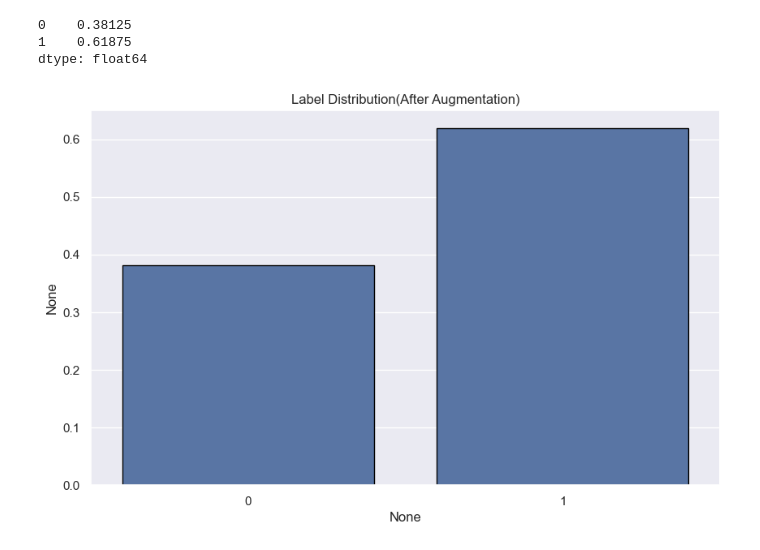
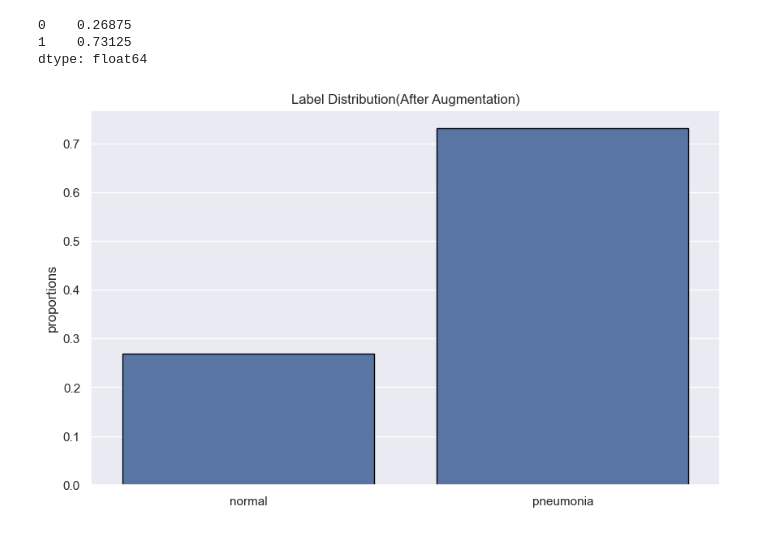
Before and after one commit to JohnnyPro/AI-Powered-pneumonia-detector, a Jupyter notebook: pneumonia_detector.ipynb, the cells around one changed output. Saved outputs shown, nothing was run; the diff lists cells and outputs as text; code cells hidden in the pictures.

```diff
--- a/pneumonia_detector.ipynb
+++ b/pneumonia_detector.ipynb
@@ -85,22 +88,23 @@ Found 624 images belonging to 2 classes.
 Found 1040 images belonging to 2 classes.
 # %%
 
-# total = pd.Series([0,0])
+total = pd.Series([0,0])
 
-# for i in range(5):
-#     generated = next(training_gen)
-#     labels = np.array(generated[1]).astype(int)
-#     total += np.array(pd.Series(labels).value_counts(normalize=True, sort=False).sort_values())
+for i in range(5):
+    generated = next(training_gen)
+    labels = np.array(generated[1]).astype(int)
+    total += np.array(pd.Series(labels).value_counts(normalize=True, sort=False).sort_values())
 
-# total /= 5
-# sns.set()
-# fig, ax = plt.subplots(1, figsize=(10,6))
-# count = sns.barplot(x=total.index, y=total, edgecolor = "black", ax=ax)
-# count.set_title("Label Distribution(After Augmentation)")
-# plt.savefig("out/output-after-augmentation.jpg")
-# total
+total /= 5
+sns.set()
+fig, ax = plt.subplots(1, figsize=(10,6))
+ax.set_ylabel("proportions")
+count = sns.barplot(x=["normal", "pneumonia"], y=total, edgecolor = "black", ax=ax)
+count.set_title("Label Distribution(After Augmentation)")
+plt.savefig("out/proportions-after-augmentation.jpg")
+total
 # %% [output]
-0    0.38125
-1    0.61875
+0    0.26875
+1    0.73125
 dtype: float64
-[figure, old version]
+[figure, new version]
```
Also changed, not shown: parts of 7 cells of this notebook.
